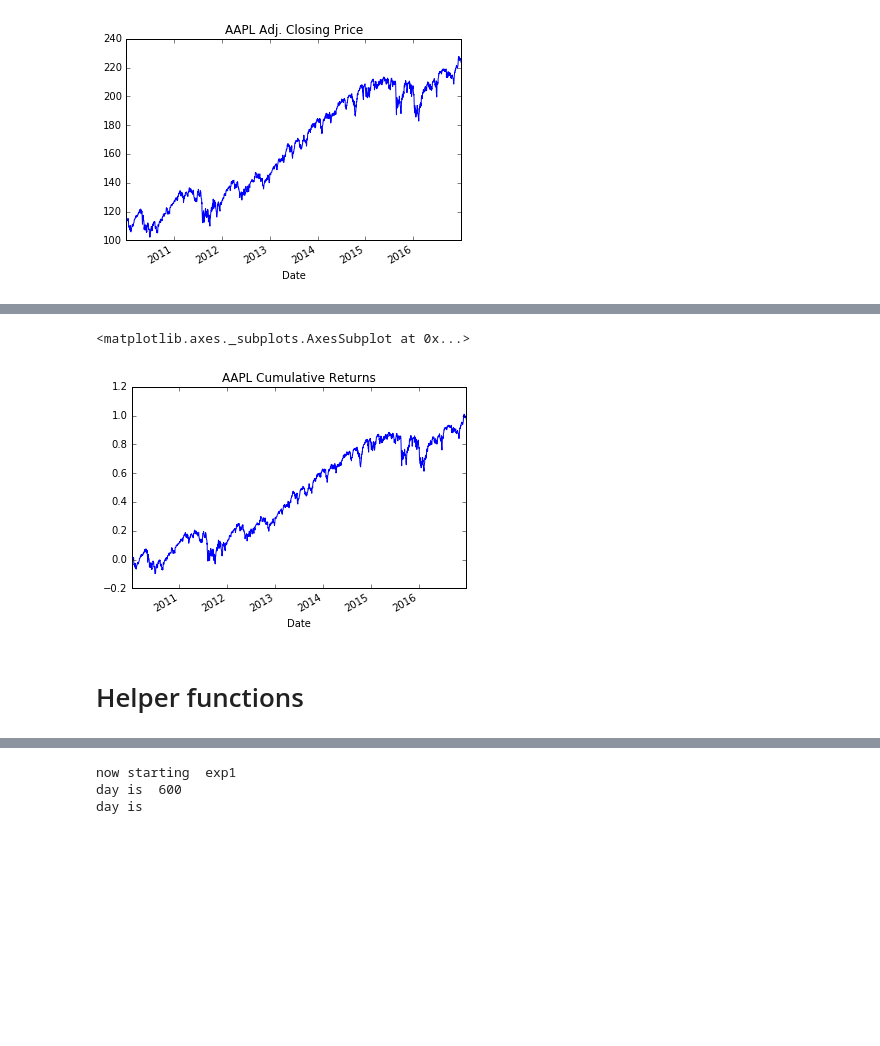
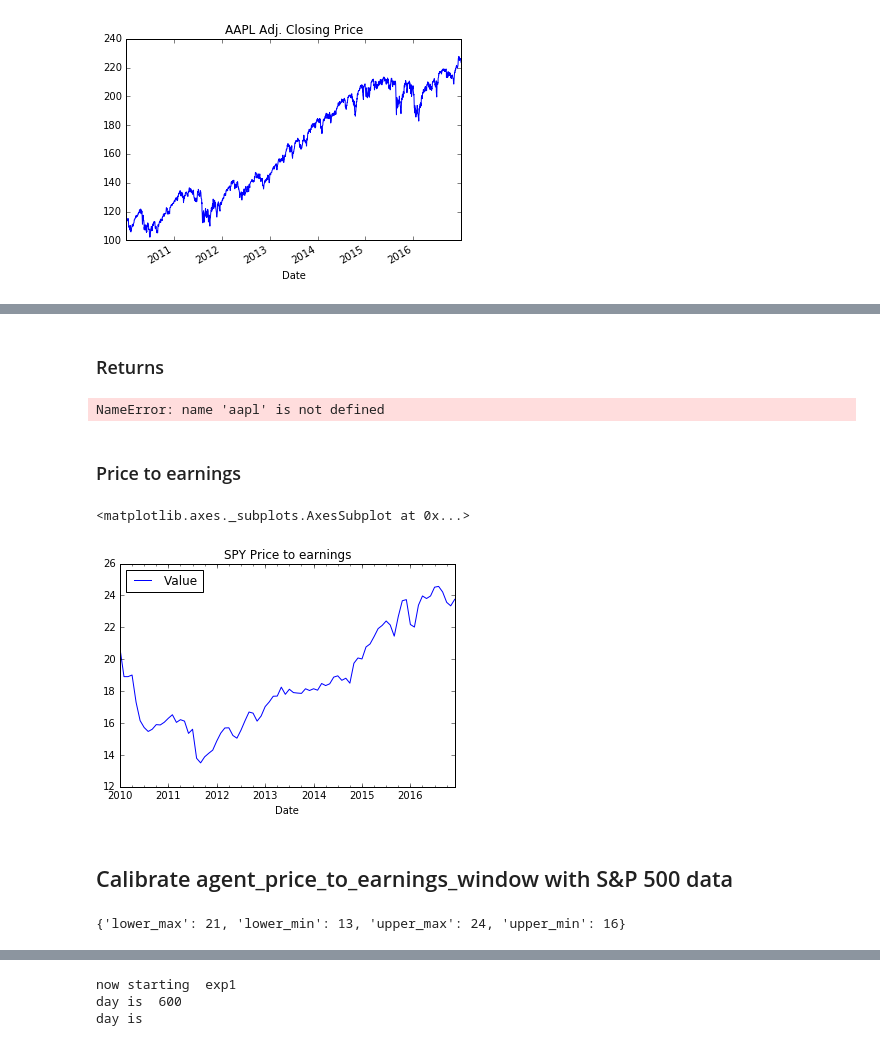
Before and after one commit to LCfP/Agent-Based-Stock-Market-Model, a Jupyter notebook: Calibration.ipynb, the cells around one changed output, grey strips where cells are left out. Cells and saved outputs as stored; diff of their text form; code cells hidden in the pictures; blank space fills up the shorter version.

Commit message:
calibratedNoiseTraderBenchmark

```diff
--- a/Calibration.ipynb
+++ b/Calibration.ipynb
@@ -39,8 +39,7 @@ hurst(aapl, 2, 20)
+# %% [markdown]
+### Returns
 # %%
 returns = aapl.pct_change()
-((1 + returns).cumprod() - 1).plot(title='AAPL Cumulative Returns')
+((1 + returns).cumprod() - 1).plot(title='SPY Cumulative Returns')
 # %% [output]
-<matplotlib.axes._subplots.AxesSubplot at 0x...>
+NameError: name 'aapl' is not defined
-[figure, removed]
-# %% [markdown]
-# Helper functions
@@ -101,0 +46,22 @@ def long_memory(returns, hurst_function, lag1, lag2):
+# %% [markdown]
+### Price to earnings
+# %%
+price_to_earning = quandl.get("MULTPL/SP500_PE_RATIO_MONTH", authtoken="8EKNms1cLLU-dBjk5Y4d").loc[start_date:end_date]
+price_to_earning.plot(title='SPY Price to earnings')
+# %% [output]
+<matplotlib.axes._subplots.AxesSubplot at 0x...>
+[figure, added]
+# %% [markdown]
+## Calibrate agent_price_to_earnings_window with S&P 500 data
+# %%
+init_price_to_earnings_window = {}
+price_to_earnings_descriptives = price_to_earning.describe()
+init_price_to_earnings_window['lower_min'] = int(price_to_earnings_descriptives.loc['min']['Value'])
+init_price_to_earnings_window['upper_min'] = int(price_to_earnings_descriptives.loc['25%']['Value'])
+
+init_price_to_earnings_window['lower_max'] = int(price_to_earnings_descriptives.loc['75%']['Value'])
+init_price_to_earnings_window['upper_max'] = int(price_to_earnings_descriptives.loc['max']['Value'])
+
+init_price_to_earnings_window
+# %% [output]
+{'lower_max': 21, 'lower_min': 13, 'upper_max': 24, 'upper_min': 16}
```
Also changed, not shown: parts of 23 cells of this notebook, 4 other files.
